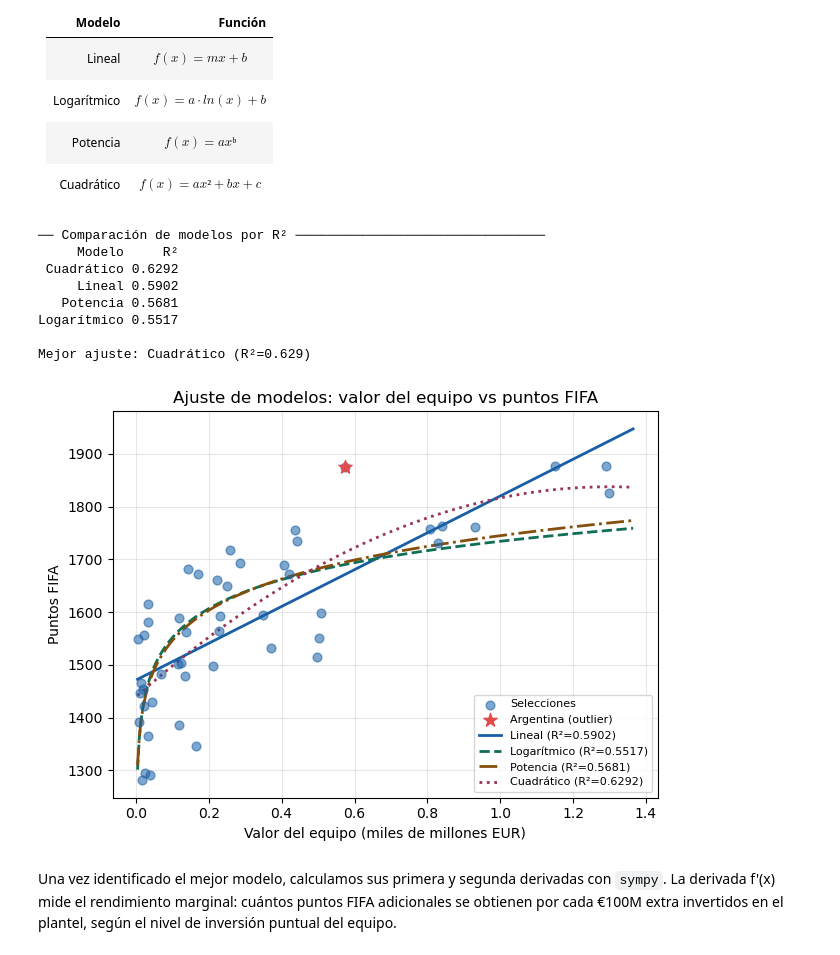
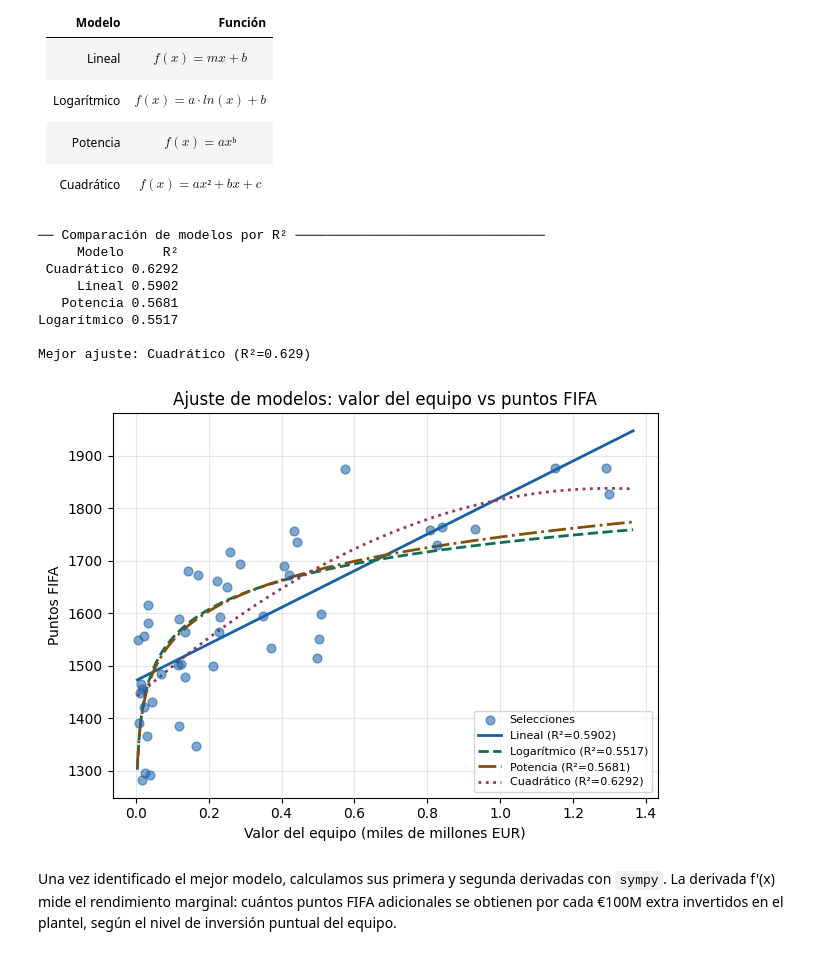
Before and after one commit to gleo1973/tp-laboratorio-mcag-1c2026, a Jupyter notebook: Laboratorio_TP_2026.ipynb, the cells around one changed output. Cells and saved outputs as stored; diff of their text form; code cells hidden in the pictures.

Commit message:
Fix: saque Argentina de Outlier

```diff
--- a/Laboratorio_TP_2026.ipynb
+++ b/Laboratorio_TP_2026.ipynb
@@ -725,41 +725,34 @@ estilos = {
 }
 
 plt.scatter(x, y, color="#185FA5", alpha=0.55, s=40, zorder=3, label="Selecciones")
 
-arg_mask = df_paises_f["pais"] == "Argentina"
-plt.scatter(
-    df_paises_f.loc[arg_mask, "valor_en_euros"] / 1_000_000_000,
-    df_paises_f.loc[arg_mask, "puntos_FIFA"],
-    color="#E24B4A", s=100, zorder=4, marker="*", label="Argentina (outlier)"
-)
-
 for nombre, (fn, params) in modelos.items():
     r2 = df_resultados.loc[df_resultados["Modelo"] == nombre, "R²"].values[0]
     plt.plot(x_curve, fn(x_curve, *params),
              color=colores[nombre], ls=estilos[nombre], lw=2,
              label=f"{nombre} (R²={r2})")
 
 plt.title("Ajuste de modelos: valor del equipo vs puntos FIFA")
 plt.xlabel("Valor del equipo (miles de millones EUR)")
 plt.ylabel("Puntos FIFA")
 plt.legend(fontsize=8, loc="lower right")
 plt.grid(True, alpha=0.3)
 
 plt.tight_layout()
 
 plt.savefig("imagenes/ajuste_4_modelos.png", dpi=150, bbox_inches="tight")
 
 plt.show()
 # %% [output]
 ── Comparación de modelos por R² ────────────────────────────────
      Modelo     R²
  Cuadrático 0.6292
      Lineal 0.5902
    Potencia 0.5681
 Logarítmico 0.5517
 
 Mejor ajuste: Cuadrático (R²=0.629)
-[figure, old version]
+[figure, new version]
 # %% [markdown]
 Una vez identificado el mejor modelo, calculamos sus primera y segunda derivadas con `sympy`. La derivada f'(x) mide el rendimiento marginal: cuántos puntos FIFA adicionales se obtienen por cada €100M extra invertidos en el plantel, según el nivel de inversión puntual del equipo.
 # %%
```
Also changed, not shown: parts of 9 cells of this notebook, 3 other files.
